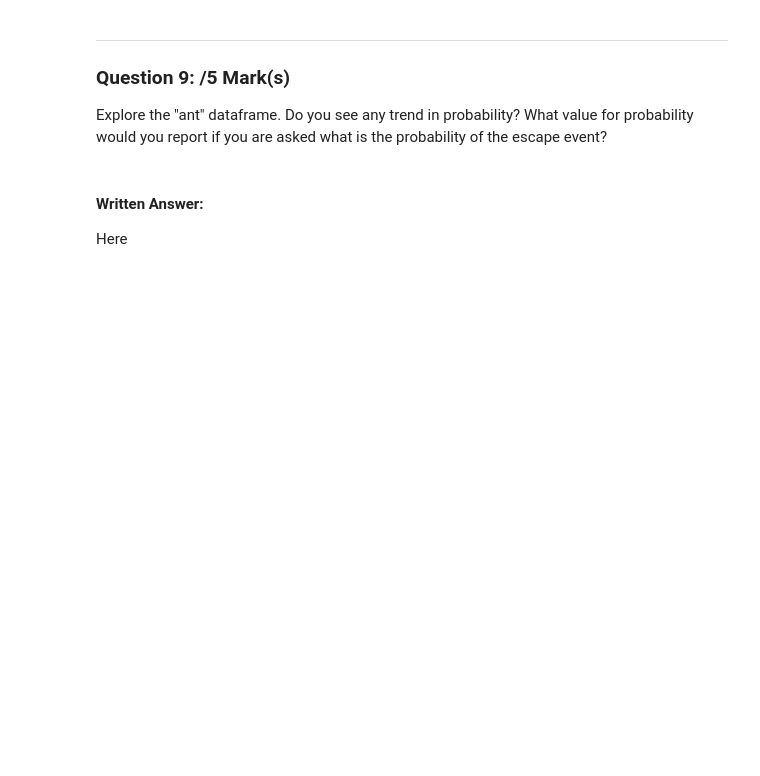
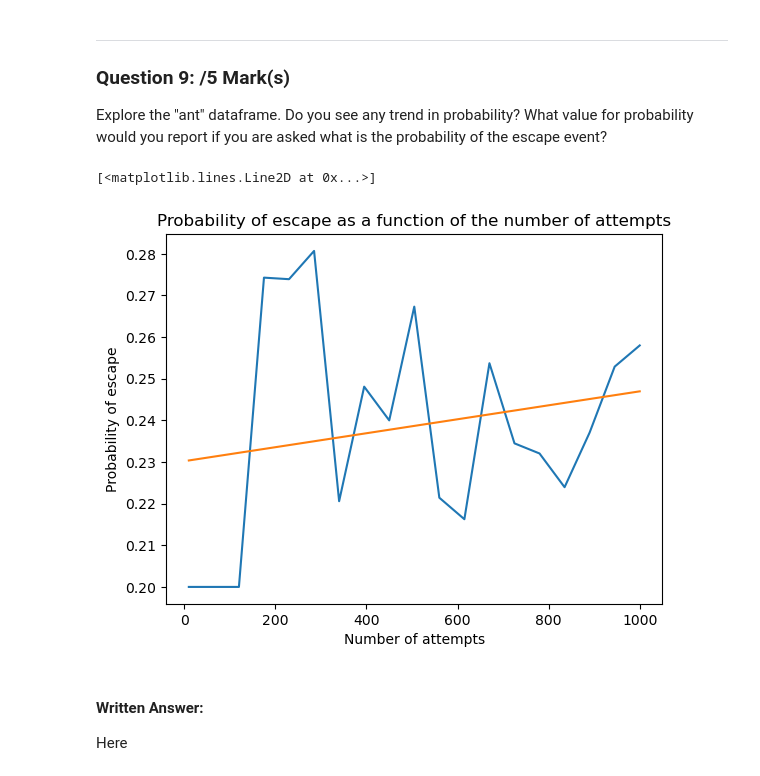
Before and after one commit to rgavigan/ds3000, a Jupyter notebook: assign2/Assignment_2.ipynb, the cells around one changed output. Saved outputs shown, nothing was run; the diff lists cells and outputs as text; code cells hidden in the pictures; blank space fills up the shorter version.

```diff
--- a/assign2/Assignment_2.ipynb
+++ b/assign2/Assignment_2.ipynb
@@ -243,3 +317,17 @@ Explore the "ant" dataframe. Do you see any trend in probability? What value for
+# %%
+# Plot the probability of escape as a function of the number of attempts
+plt.xlabel("Number of attempts")
+plt.ylabel("Probability of escape")
+plt.title("Probability of escape as a function of the number of attempts")
+
+# Add a trend line with linear regression
+reg = linear_model.LinearRegression()
+reg.fit(df["attempts"].values.reshape(-1, 1), df["probability"].values.reshape(-1, 1))
+plt.plot(df["attempts"], df["probability"])
+plt.plot(df["attempts"], reg.predict(df["attempts"].values.reshape(-1, 1)))
+# %% [output]
+[<matplotlib.lines.Line2D at 0x...>]
+[figure, added]
 # %% [markdown]
 #### Written Answer:
 
```
Also changed, not shown: parts of 7 cells of this notebook.
